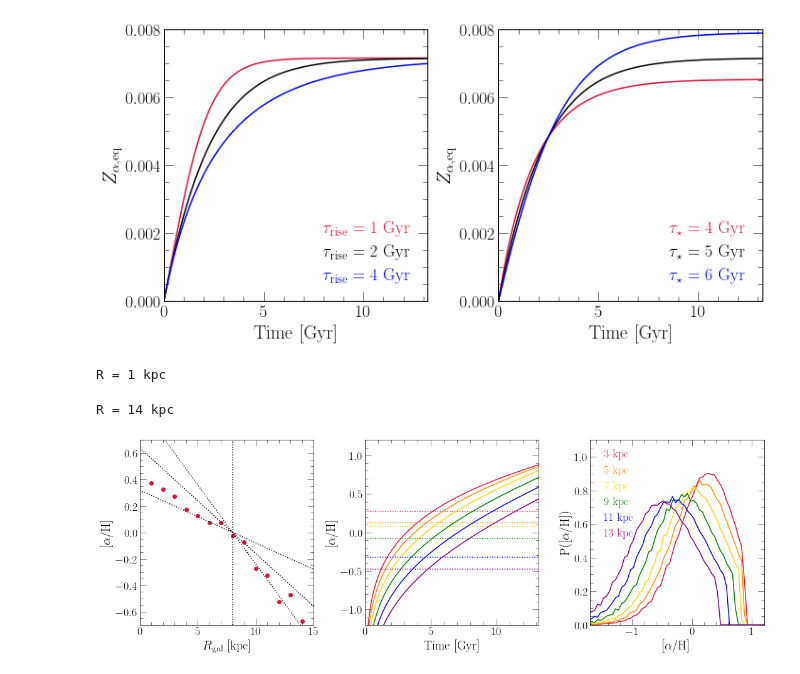
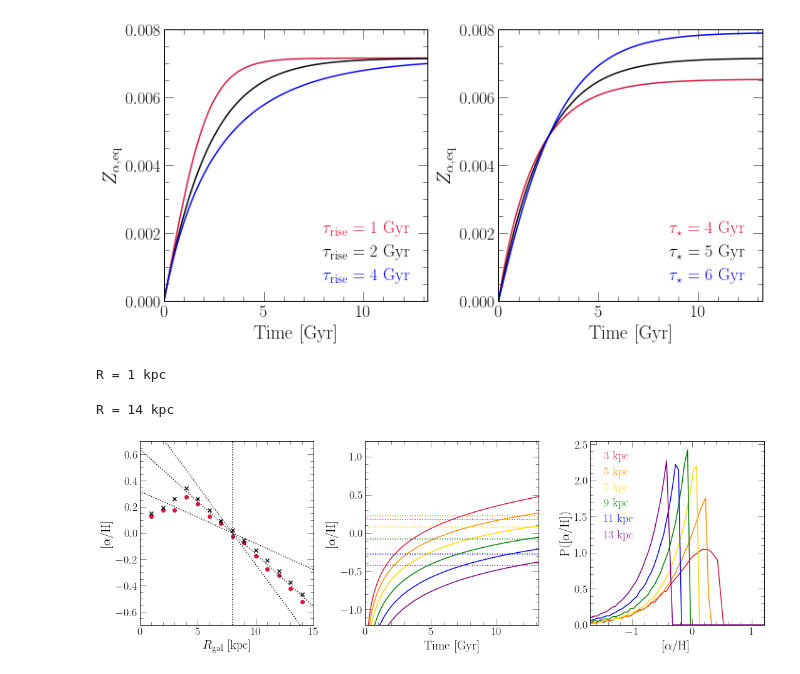
Before and after one commit to giganano/outflows, a Jupyter notebook: notebooks/gradient.ipynb, the cells around one changed output. Saved outputs shown, nothing was run; the diff lists cells and outputs as text; code cells hidden in the pictures.

```diff
--- a/notebooks/gradient.ipynb
+++ b/notebooks/gradient.ipynb
@@ -229,6 +229,17 @@ class insideoutsfh:
     def __call__(self, time):
         return self.norm * (1 - np.exp(-time / self.taurise)) * np.exp(-time / self.tausfh)
 
+
+class exponential:
+
+    def __init__(self, norm = 10, timescale = 1):
+        self.norm = norm
+        self.timescale = timescale
+
+    def __call__(self, time):
+        return self.norm * np.exp(-time / self.timescale)
+
+
 def modemdf(bins, dist):
     idxmax = dist.index(max(dist))
     return (bins[idxmax] + bins[idxmax + 1]) / 2
@@ -248,7 +259,7 @@ axes[1].set_ylim([-1.2, 1.2])
 axes[2].set_xlabel(r"[$\alpha$/H]")
 axes[2].set_ylabel(r"P([$\alpha$/H])")
 axes[2].set_xlim([-1.7, 1.2])
-axes[2].set_ylim([0, 1.1])
+# axes[2].set_ylim([0, 1.1])
 
 def reference_gradient(r, slope = -0.08):
     return slope * (r - 8)
@@ -267,46 +278,68 @@ def taustar(r):
     return 2 + np.exp(r / 4)
 
 def tausfh(r):
-    return 3 + np.exp(r / 3)
+    return 3 + np.exp(r / 2)
 
 radii = list(range(1, 15))
 special = [3, 5, 7, 9, 11, 13]
 colors = ["crimson", "darkorange", "gold", "green", "blue", "purple"]
 
-vice.yields.ccsne.settings['o'] = vice.solar_z['o'] * 2
+vice.yields.ccsne.settings['o'] = vice.solar_z['o']
 for r in radii:
     sys.stdout.write("\rR = %d kpc" % (r))
+#     print("R = %d kpc" % (r))
+#     taudep = taustar(r) / (1 - 0.4)
+#     print("2 * tau_dep = %.2f Gyr" % (2 * taudep))
+#     print("tau_sfh = %.2f Gyr" % (tausfh(r)))
     with vice.singlezone(name = "tmp", elements = ["o"]) as sz:
         sz.mode = "sfr"
-        sz.func = insideoutsfh()
+#         sz.func = insideoutsfh()
+        sz.func = exponential()
         sz.func.timescale = tausfh(r)
         sz.tau_star = taustar(r)
         sz.eta = 0
+#         sz.recycling = 0.4
         sz.bins = np.linspace(-3, 2, 101)
         out = sz.run(np.linspace(0, 13.2, 1321), overwrite = True, capture = True)
         mode = modemdf(out.mdf["bin_edge_left"] + [out.mdf["bin_edge_right"][-1]],
             out.mdf["dn/d[o/h]"])
         axes[0].scatter([r], [mode], c = named_colors()["crimson"])
         if r in special:
             color = colors[special.index(r)]
             kwargs = {"c": named_colors()[color], "label": r"%d kpc" % (r)}
             axes[1].plot(out.history["time"], out.history["[o/h]"], **kwargs)
             axes[1].axhline(mode, c = named_colors()[color], linestyle = ':')
             centers = [(a + b) / 2 for a, b in zip(out.mdf["bin_edge_left"], out.mdf["bin_edge_right"])]
             axes[2].plot(centers, out.mdf["dn/d[o/h]"], **kwargs)
         else: pass
+        taudep = sz.tau_star / (1 - 0.4)
+        if sz.func.timescale < 2 * taudep:
+            tmax = -(1 / taudep - 1 / sz.func.timescale)**(-1) * np.log(2 - sz.func.timescale / taudep)
+            if tmax > out.history["time"][-1]: tmax = None
+        else:
+            tmax = None
+        if tmax is None:
+            mode = np.log10(out.history["z(o)"][-1] / vice.solar_z['o'])
+        else:
+            zeq = vice.yields.ccsne.settings['o'] / (1 - 0.4 - sz.tau_star / sz.func.timescale)
+            mode = np.log10(zeq / vice.solar_z['o'] * (sz.func.timescale / taudep - 1))
+        axes[0].scatter([r], [mode], c = named_colors()["black"], marker = markers()["x"])
+#         print(zeq)
+#         print(mode)
+#         print("=======================")
 sys.stdout.write("\n")
 
 kwargs = {
     "loc": mpl_loc("upper left"),
     "handlelength": 0
 }
 leg = axes[2].legend(**kwargs)
 fancy_legend(leg, colors)
 
+axes[2].set_ylim([0, axes[2].get_ylim()[1]])
 plt.tight_layout()
 plt.show()
 # %% [output]
 R = 1 kpc
 R = 14 kpc
-[figure, old version]
+[figure, new version]
```
Also changed, not shown: parts of 1 cell of this notebook, 1 other file.
